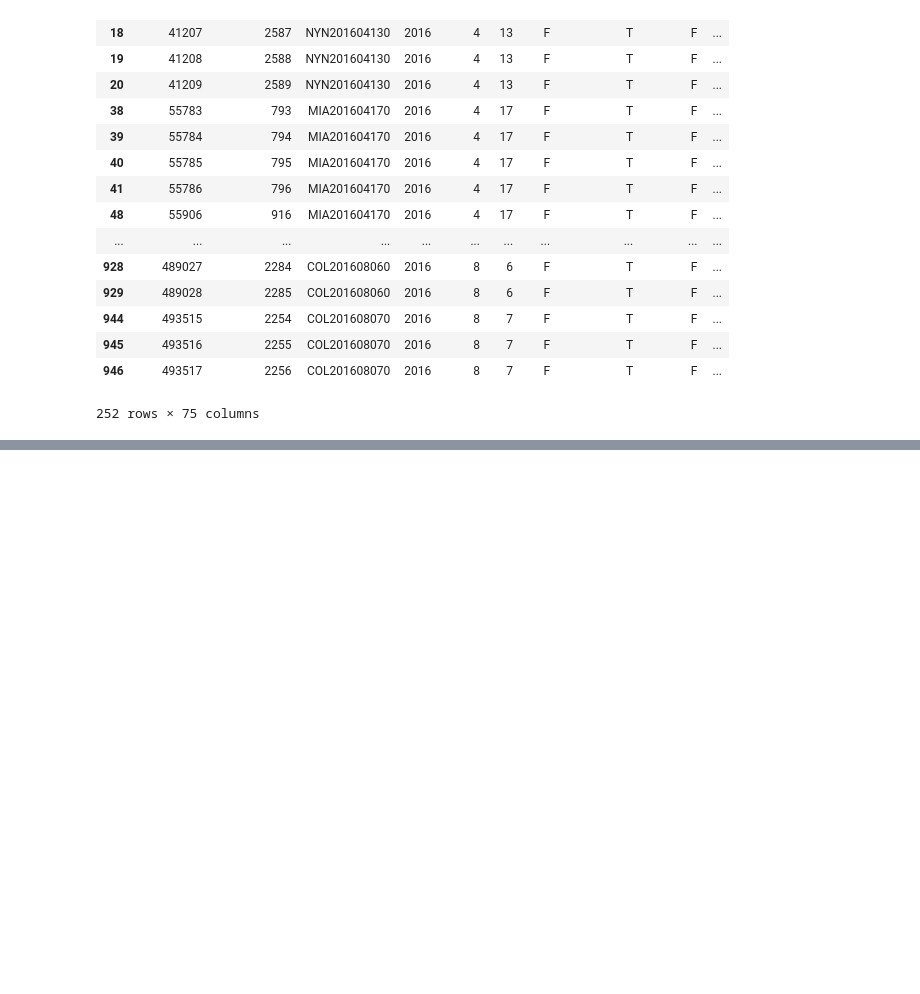
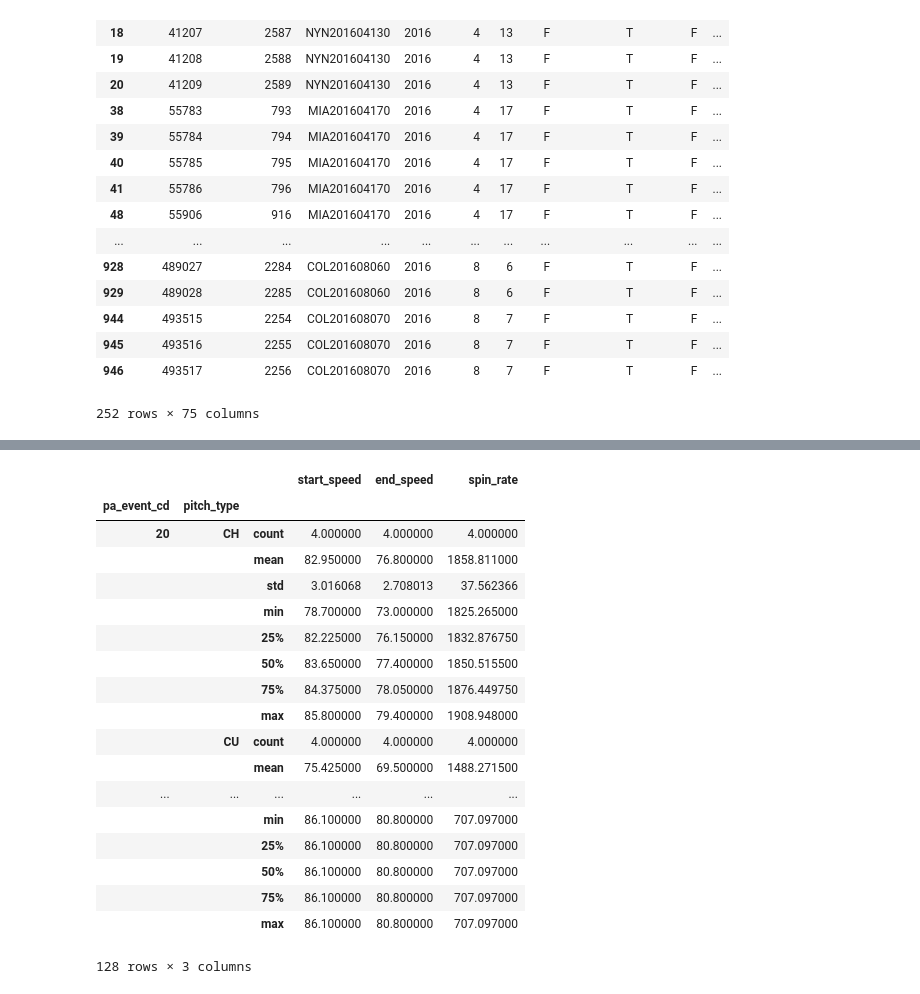
Before and after one commit to Shinichi-Nakagawa/pitchpx-example-ichiro-2016, a Jupyter notebook: analyze_ichiro_2016.ipynb, the cells around one changed output, grey strips where cells are left out. Cells and saved outputs as stored; diff of their text form; code cells hidden in the pictures; blank space fills up the shorter version.

```diff
--- a/analyze_ichiro_2016.ipynb
+++ b/analyze_ichiro_2016.ipynb
@@ -94,0 +139,3 @@ pitchfx[pitchfx['pa_event_cd'].isin([20, 21, 22, 23])]
+# %%
+# イチローがヒットにした投球
+pitchfx_hits = pitchfx.query("pitch_res == 'X' and pa_event_cd in [{}]".format(','.join(['20', '21', '22', '23', ])))
@@ -94,0 +178,23 @@ pitchfx[pitchfx['pa_event_cd'].isin([20, 21, 22, 23])]
+# %%
+# ヒットにした投球の平均球速と回転数(ヒットの種類ごとにGroup by)
+pitchfx_hits.groupby(['pa_event_cd', 'pitch_type'])[['start_speed', 'end_speed', 'spin_rate']].describe()
+# %% [output]
+|  |  |  | start_speed | end_speed | spin_rate |
+| pa_event_cd | pitch_type |  |  |  |  |
+| 20 | CH | count | 4.000000 | 4.000000 | 4.000000 |
+|  |  | mean | 82.950000 | 76.800000 | 1858.811000 |
+|  |  | std | 3.016068 | 2.708013 | 37.562366 |
+|  |  | min | 78.700000 | 73.000000 | 1825.265000 |
+|  |  | 25% | 82.225000 | 76.150000 | 1832.876750 |
+|  |  | 50% | 83.650000 | 77.400000 | 1850.515500 |
+|  |  | 75% | 84.375000 | 78.050000 | 1876.449750 |
+|  |  | max | 85.800000 | 79.400000 | 1908.948000 |
+|  | CU | count | 4.000000 | 4.000000 | 4.000000 |
+|  |  | mean | 75.425000 | 69.500000 | 1488.271500 |
+| ... | ... | ... | ... | ... | ... |
+|  |  | min | 86.100000 | 80.800000 | 707.097000 |
+|  |  | 25% | 86.100000 | 80.800000 | 707.097000 |
+|  |  | 50% | 86.100000 | 80.800000 | 707.097000 |
+|  |  | 75% | 86.100000 | 80.800000 | 707.097000 |
+|  |  | max | 86.100000 | 80.800000 | 707.097000 |
+128 rows × 3 columns
```
Also changed, not shown: parts of 7 cells of this notebook.
